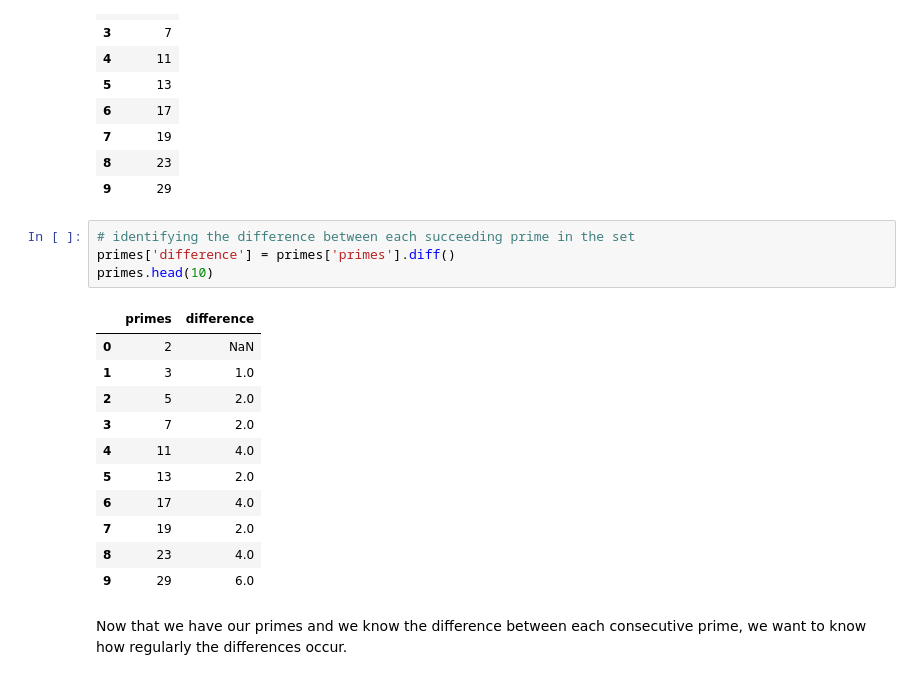
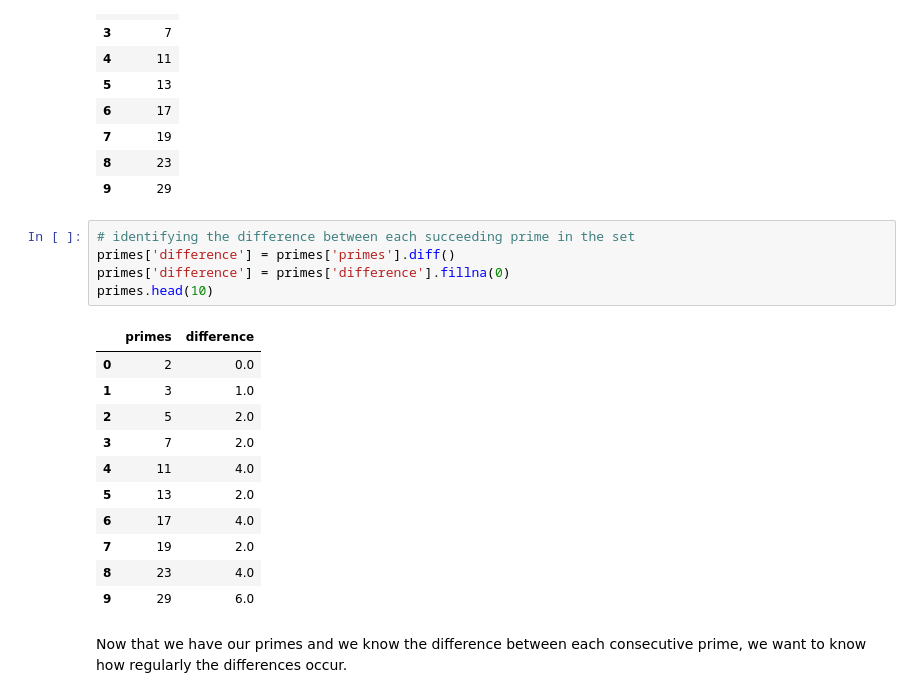
Before and after one commit to ScruffyTheMoose/primeNumbers, a Jupyter notebook: studies/primeDistribution.ipynb, the cells around one changed output. Saved outputs shown, nothing was run; the diff lists cells and outputs as text.

```diff
--- a/studies/primeDistribution.ipynb
+++ b/studies/primeDistribution.ipynb
@@ -28,10 +28,11 @@ primes.head(10)
 # %%
 # identifying the difference between each succeeding prime in the set
 primes['difference'] = primes['primes'].diff()
+primes['difference'] = primes['difference'].fillna(0)
 primes.head(10)
 # %% [output]
 |  | primes | difference |
-| 0 | 2 | NaN |
+| 0 | 2 | 0.0 |
 | 1 | 3 | 1.0 |
 | 2 | 5 | 2.0 |
 | 3 | 7 | 2.0 |
```
Also changed, not shown: parts of 8 cells of this notebook.
